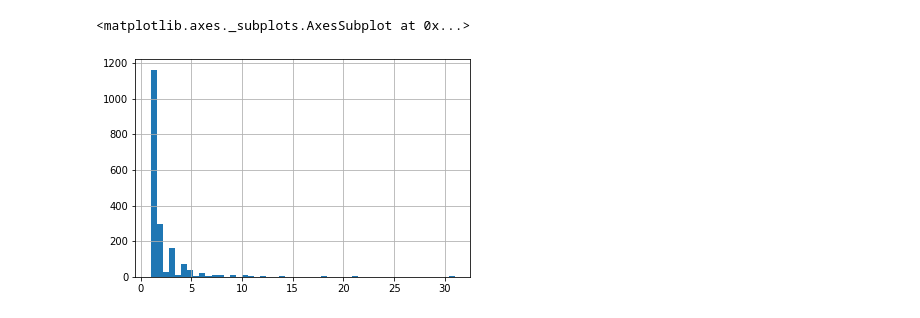
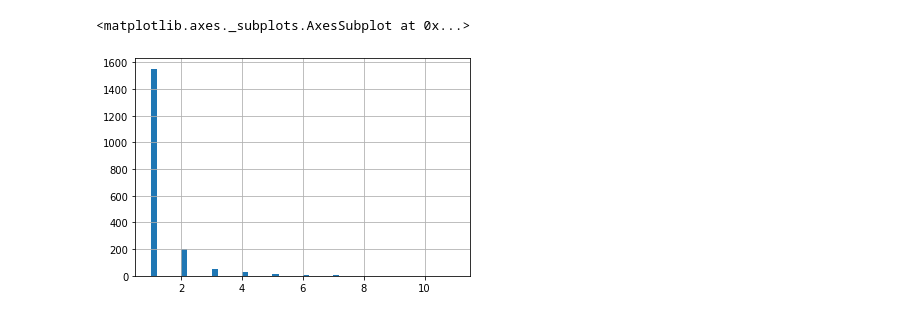
Before and after one commit to eugencuic/FHNW_FS20_Recommender-System-Retail, a Jupyter notebook: Recommender System.ipynb, the cells around one changed output. Saved outputs shown, nothing was run; the diff lists cells and outputs as text; code cells hidden in the pictures.

Commit message:
1. Version Item-Item Recommender

```diff
--- a/Recommender System.ipynb
+++ b/Recommender System.ipynb
@@ -29,8 +28,10 @@ Ressources:
 # %%
 import numpy as np
 import pandas as pd
+import matplotlib.pyplot as plt
+import seaborn as sns # used for histogram
 
 
-raw_data = pd.read_csv ("Recommender4Retail.csv") # low_memory option is depricated
+raw_data = pd.read_csv ("Recommender4Retail.csv", index_col=[0]) # low_memory option is depricated
 raw_data.head()
 # %% [output]
@@ -139,0 +217,10 @@ v_table = v_table[(v_table.amount != 0)]
+# %%
+
+# Amount of times a product has been bought needs to be turned into a rating with range 0-1
+# Not sure if sigmoid function or percentage is better, lets try both
+v_table['rating_sig'] = v_table.amount / (1+v_table.amount)
+v_table['rating_per'] = v_table.amount / v_table.amount.sum()
+v_table.head()
+
+# Renaming the column 'amount' to rating, since in the context of a recommender it's handeled as a rating
+#v_table = v_table.rename(columns={'amount': 'rating'})
@@ -140,9 +234,10 @@ v_table = v_table[(v_table.amount != 0)]
 # %%
-# Building a recommender
-# Item similarity
-
-# Renaming the column 'amount' to rating, since in this context it's handeled as a rating
-v_table = v_table.rename(columns={'amount': 'rating'})
+#Creating a dataframe with the number of ratings and the average rating for each product
 
 # Getting the average rating of all products (Maybe this 'amount' value has to be converted to a fixed scale before?)
-ratings = pd.DataFrame(v_table.groupby('product_id')['rating'].mean())
+ratings = pd.DataFrame(v_table.groupby('product_id')['rating_sig'].mean())
+
+# Add the number of times a Product has been bought/rated to the df
+ratings['number_of_ratings'] = v_table.groupby('product_id')['amount'].count()
+
+ratings.head()
@@ -149,12 +252,9 @@ ratings = pd.DataFrame(v_table.groupby('product_id')['rating'].mean())
-# %%
-# Add the number of times a Product has been bought/rated to the df
-ratings['number_of_ratings'] = v_table.groupby('product_id')['rating'].count()
 # %%
 # Lets look at the distribution of the ratings
 
 import matplotlib.pyplot as plt
 %matplotlib inline
-ratings['rating'].hist(bins=50)
+ratings['number_of_ratings'].hist(bins=50)
 # %% [output]
 <matplotlib.axes._subplots.AxesSubplot at 0x...>
-[figure, old version]
+[figure, new version]
```
Also changed, not shown: parts of 17 cells of this notebook.
